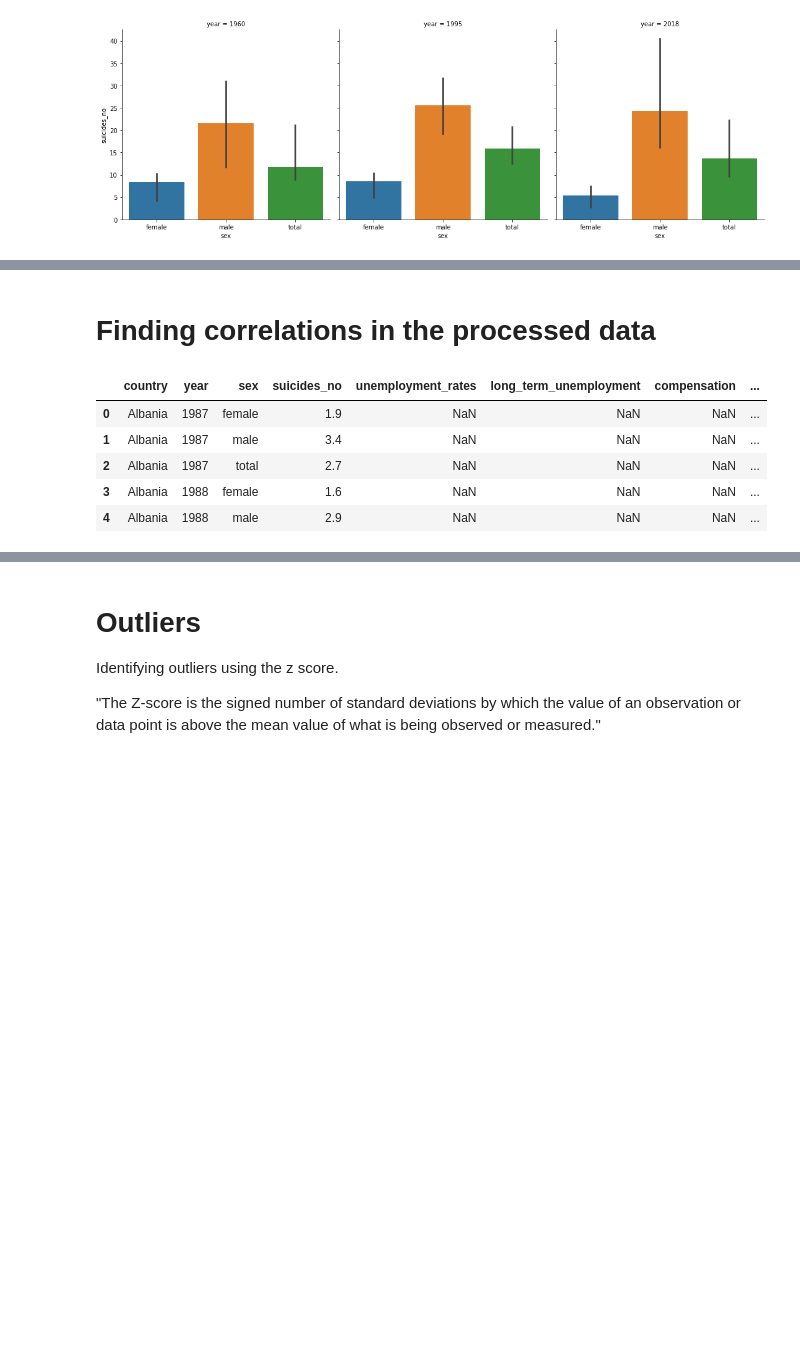
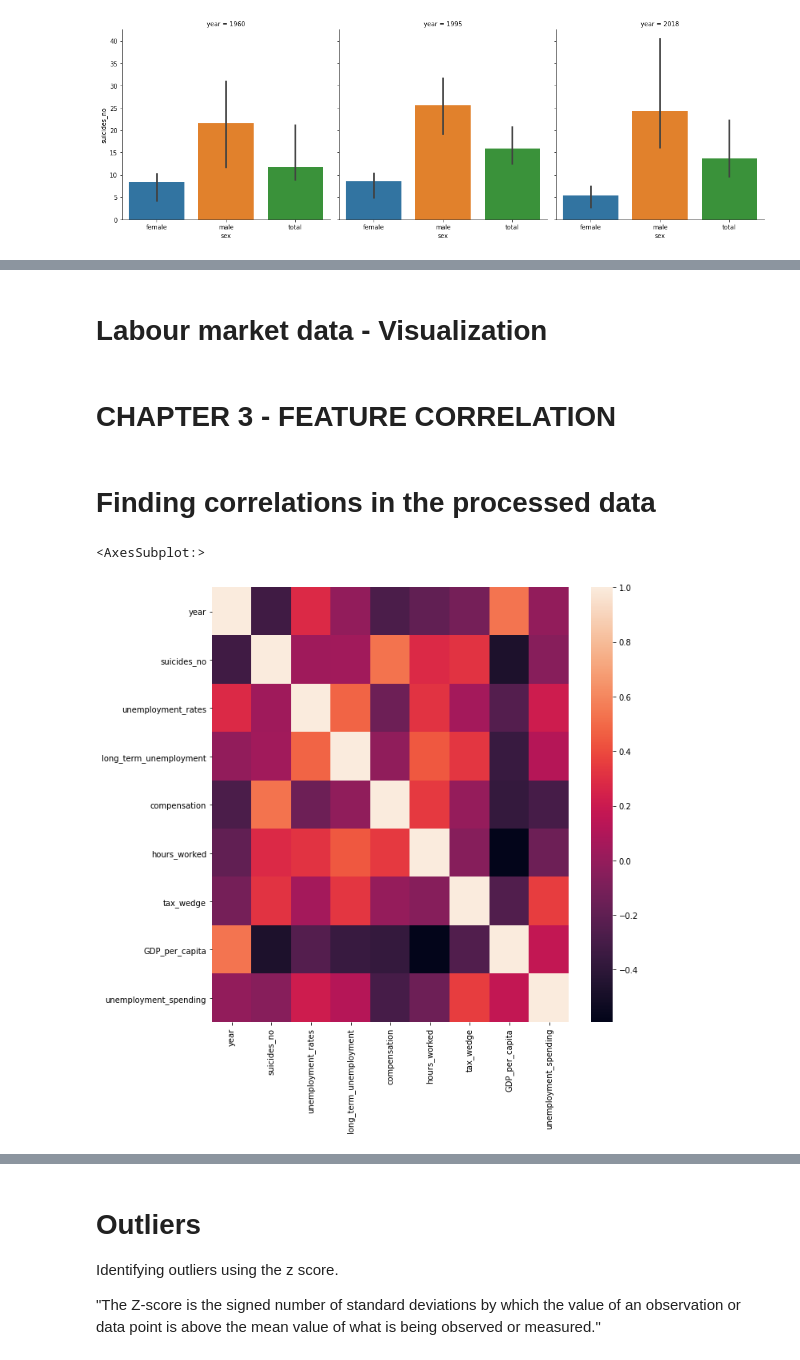
Before and after one commit to iberius96/Python-Suicides-Europe, a Jupyter notebook: main.ipynb, the cells around one changed output, grey strips where cells are left out. Saved outputs shown, nothing was run; the diff lists cells and outputs as text; code cells hidden in the pictures; blank space fills up the shorter version.

Commit message:
Structured the project into chapters.

```diff
--- a/main.ipynb
+++ b/main.ipynb
@@ -449,19 +478,19 @@ labour = labour[labour['country'].isin(euro_countries)]
+# %% [markdown]
+# Labour market data - Visualization
+# %% [markdown]
+# CHAPTER 3 - FEATURE CORRELATION
 # %% [markdown]
 # Finding correlations in the processed data
 # %%
 merged_data = suicide.merge(
     labour,
-    on = ['country', 'sex', 'year'],
-    how = 'left'
+    on = ['country', 'sex', 'year']
 )
-
-merged_data.head()
-# %% [output]
-|  | country | year | sex | suicides_no | unemployment_rates | long_term_unemployment | compensation | ... |
-| 0 | Albania | 1987 | female | 1.9 | NaN | NaN | NaN | ... |
-| 1 | Albania | 1987 | male | 3.4 | NaN | NaN | NaN | ... |
-| 2 | Albania | 1987 | total | 2.7 | NaN | NaN | NaN | ... |
-| 3 | Albania | 1988 | female | 1.6 | NaN | NaN | NaN | ... |
-| 4 | Albania | 1988 | male | 2.9 | NaN | NaN | NaN | ... |
+# %%
+plt.figure(figsize=(10,10))
+sns.heatmap(merged_data[merged_data['sex'] == 'male'].corr())
+# %% [output]
+<AxesSubplot:>
+[figure, added]
 # %%
 c = merged_data[merged_data['sex'] == 'male'].corr()['suicides_no'].reset_index()
```
Also changed, not shown: parts of 35 cells of this notebook.
